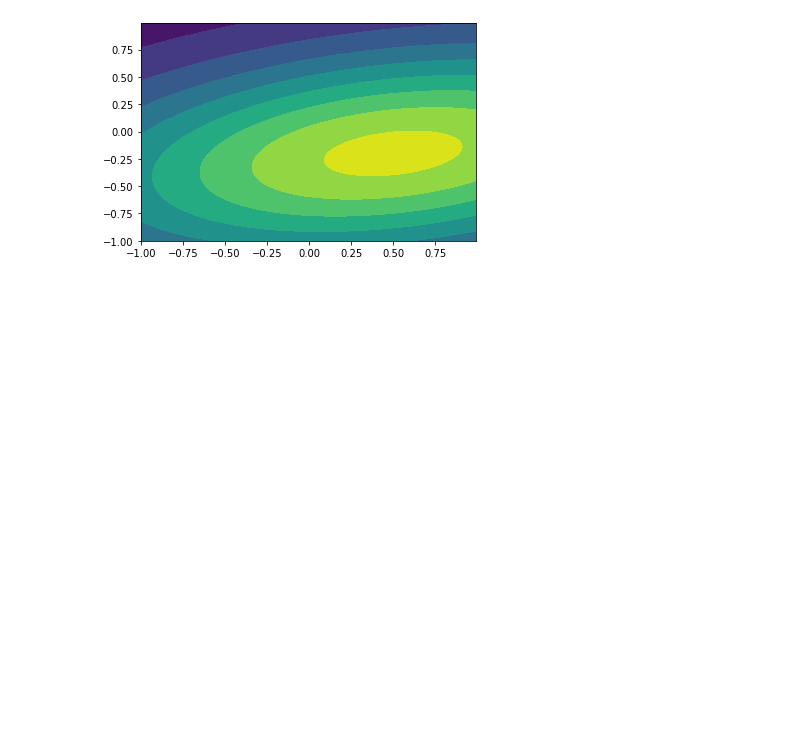
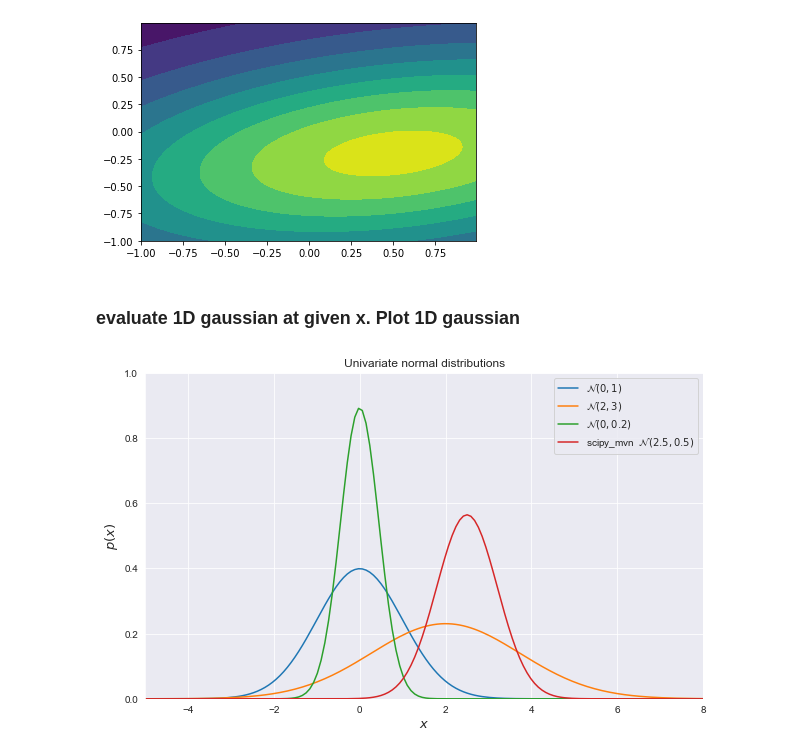
Before and after one commit to rohinarora/EECE5644-Machine_Learning, a Jupyter notebook: L2/gaussian.ipynb, the cells around one changed output. Drawn from its saved outputs; the diff is of its cells as text; code cells hidden in the pictures; blank space fills up the shorter version.

```diff
--- a/L2/gaussian.ipynb
+++ b/L2/gaussian.ipynb
@@ -42,3 +39,48 @@ ax2.contourf(x, y, rv.pdf(pos))
 # %% [output]
 <matplotlib.contour.QuadContourSet at 0x...>
 [figure]
+# %%
+%matplotlib inline
+
+import sys
+import numpy as np
+import matplotlib
+import matplotlib.pyplot as plt
+from matplotlib import cm # Colormaps
+import matplotlib.gridspec as gridspec
+from mpl_toolkits.axes_grid1 import make_axes_locatable
+import seaborn as sns
+
+sns.set_style('darkgrid')
+np.random.seed(42)
+# %% [markdown]
+### evaluate 1D gaussian at given x. Plot 1D gaussian
+# %%
+'''pdf of the univariate normal distribution.'''
+def univariate_normal(x, mean, variance):
+    return ((1. / np.sqrt(2 * np.pi * variance)) *np.exp(-(x - mean)**2 / (2 * variance)))
+
+'''
+Or use equivalently-
+scipy_mvn.pdf(x, mean=2.5, cov=0.5)
+same API
+''';
+# %%
+# Plot different Univariate Normals
+x = np.linspace(-5, 8, num=150)
+fig = plt.figure(figsize=(10, 6))
+plt.plot(x, univariate_normal(x, mean=0, variance=1), label="$\mathcal{N}(0, 1)$")
+plt.plot(x, univariate_normal(x, mean=2, variance=3), label="$\mathcal{N}(2, 3)$")
+plt.plot(x, univariate_normal(x, mean=0, variance=0.2), label="$\mathcal{N}(0, 0.2)$")
+plt.plot(x, scipy_mvn.pdf(x, mean=2.5, cov=0.5), label="scipy_mvn  $\mathcal{N}(2.5, 0.5)$")
+
+
+plt.xlabel('$x$', fontsize=13)
+plt.ylabel('$p(x)$', fontsize=13)
+plt.title('Univariate normal distributions')
+plt.ylim([0, 1])
+plt.xlim([-5, 8])
+plt.legend()
+plt.show()
+# %% [output]
+[figure, added]
```
Also changed, not shown: parts of 26 cells of this notebook, 28 other files.
